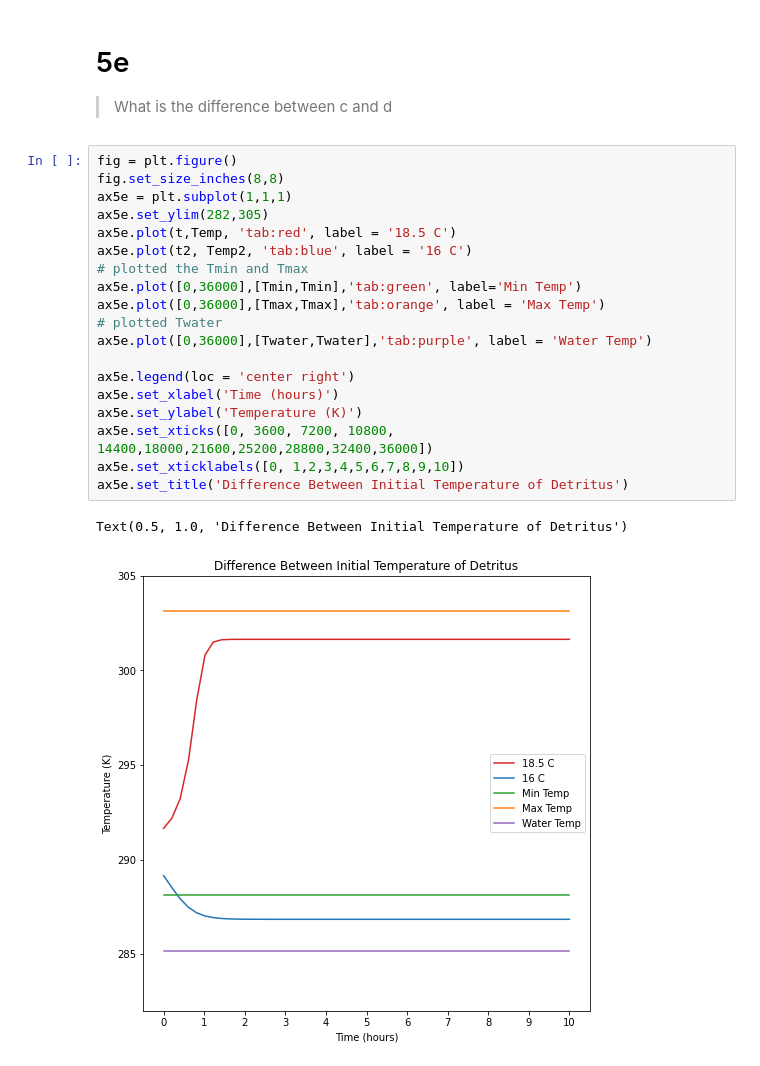
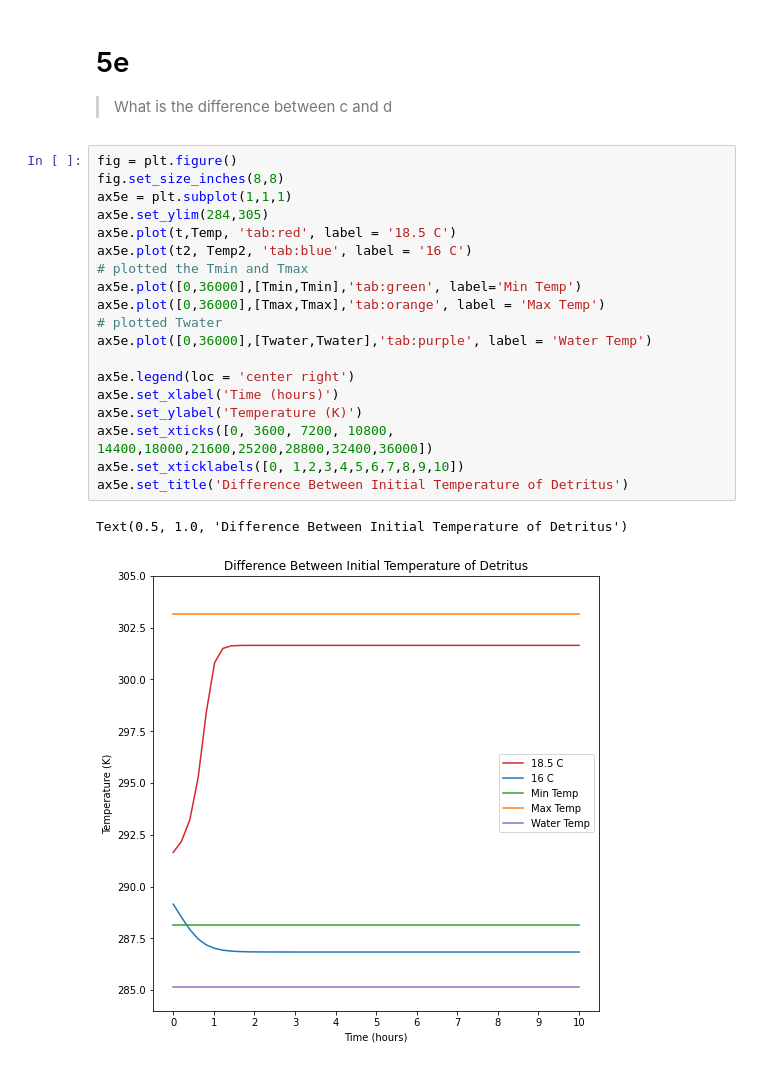
Before and after one commit to loganrower/BEE322_Thermo, a Jupyter notebook: HW5/HW5.ipynb, the cells around one changed output. Cells and saved outputs as stored; diff of their text form.

```diff
--- a/HW5/HW5.ipynb
+++ b/HW5/HW5.ipynb
@@ -241,23 +207,23 @@ Text(0.5, 1.0, 'Temperature over Time with initial temperature of 16 C')
 # %%
 fig = plt.figure()
 fig.set_size_inches(8,8)
 ax5e = plt.subplot(1,1,1)
-ax5e.set_ylim(282,305)
+ax5e.set_ylim(284,305)
 ax5e.plot(t,Temp, 'tab:red', label = '18.5 C')
 ax5e.plot(t2, Temp2, 'tab:blue', label = '16 C')
 # plotted the Tmin and Tmax
 ax5e.plot([0,36000],[Tmin,Tmin],'tab:green', label='Min Temp')
 ax5e.plot([0,36000],[Tmax,Tmax],'tab:orange', label = 'Max Temp')
 # plotted Twater
 ax5e.plot([0,36000],[Twater,Twater],'tab:purple', label = 'Water Temp')
 
 ax5e.legend(loc = 'center right')
 ax5e.set_xlabel('Time (hours)')
 ax5e.set_ylabel('Temperature (K)')
 ax5e.set_xticks([0, 3600, 7200, 10800, 14400,18000,21600,25200,28800,32400,36000])
 ax5e.set_xticklabels([0, 1,2,3,4,5,6,7,8,9,10])
 ax5e.set_title('Difference Between Initial Temperature of Detritus')
 # %% [output]
 Text(0.5, 1.0, 'Difference Between Initial Temperature of Detritus')
-[figure, old version]
+[figure, new version]
 # %% [markdown]
```
Also changed, not shown: parts of 3 cells of this notebook.
